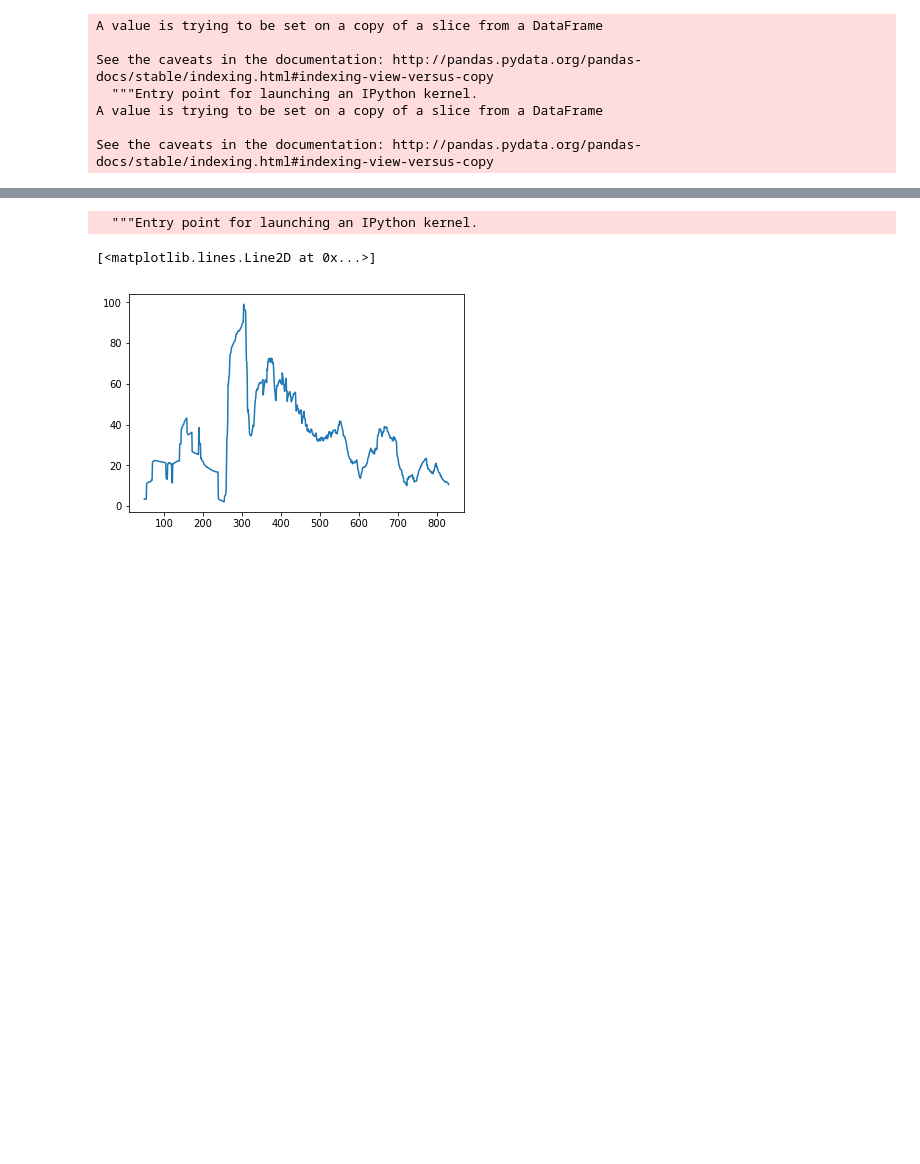
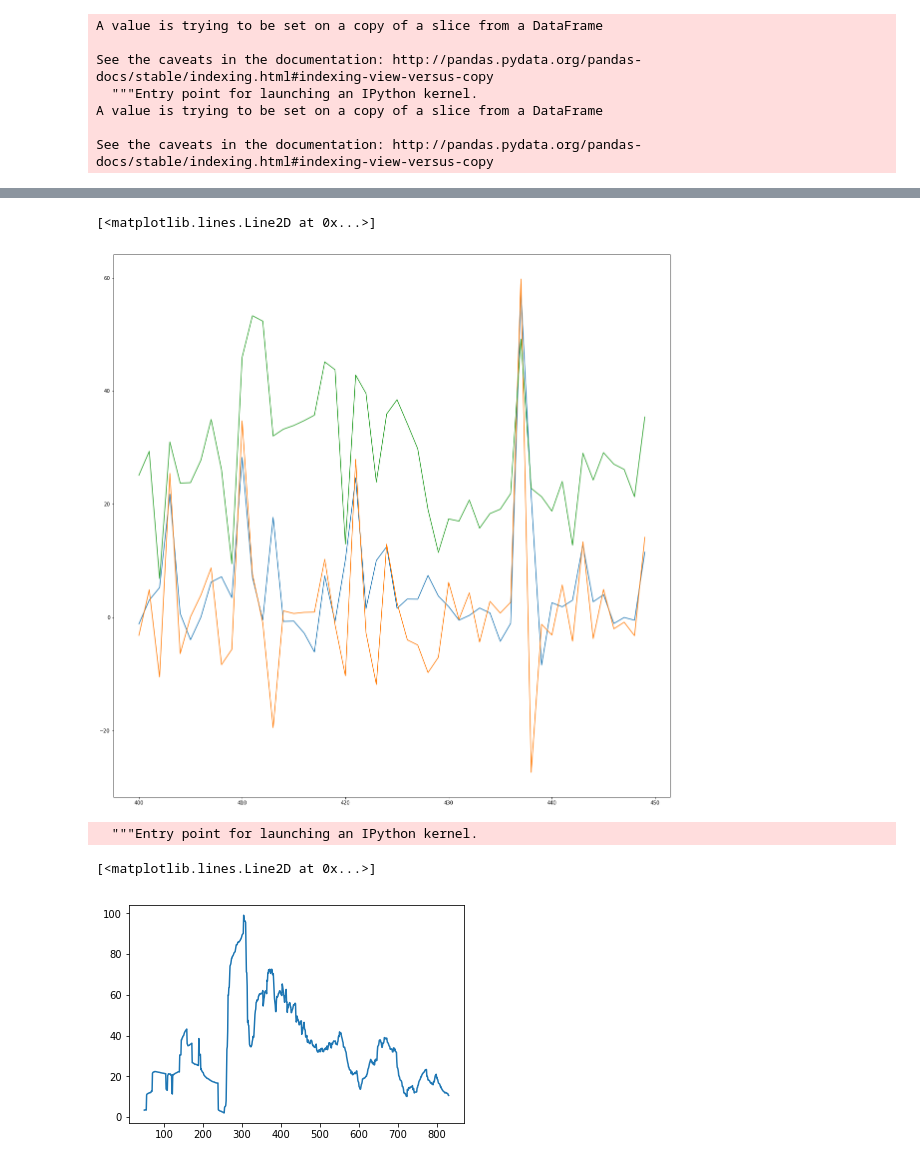
Before and after one commit to tempflip/kalman_filters, a Jupyter notebook: geo1_plot.ipynb, the cells around one changed output, grey strips where cells are left out. Saved outputs shown, nothing was run; the diff lists cells and outputs as text; code cells hidden in the pictures; blank space fills up the shorter version.

```diff
--- a/geo1_plot.ipynb
+++ b/geo1_plot.ipynb
@@ -98,3 +68,12 @@ plt.plot(df['a_sum'])
+# %%
+#plt.plot(df['a_sum'])
+plt.figure(figsize=(20,20))
+plt.plot(df['2a_diff'][400:450])
+plt.plot(df['a_calc'][400:450])
+plt.plot(df['speed'][400:450])
+# %% [output]
+[<matplotlib.lines.Line2D at 0x...>]
+[figure, added]
 # %%
 plt.plot(pd.rolling_mean(df['speed'],50))
 # %% [output]
```
Also changed, not shown: parts of 10 cells of this notebook, 1 other file.
